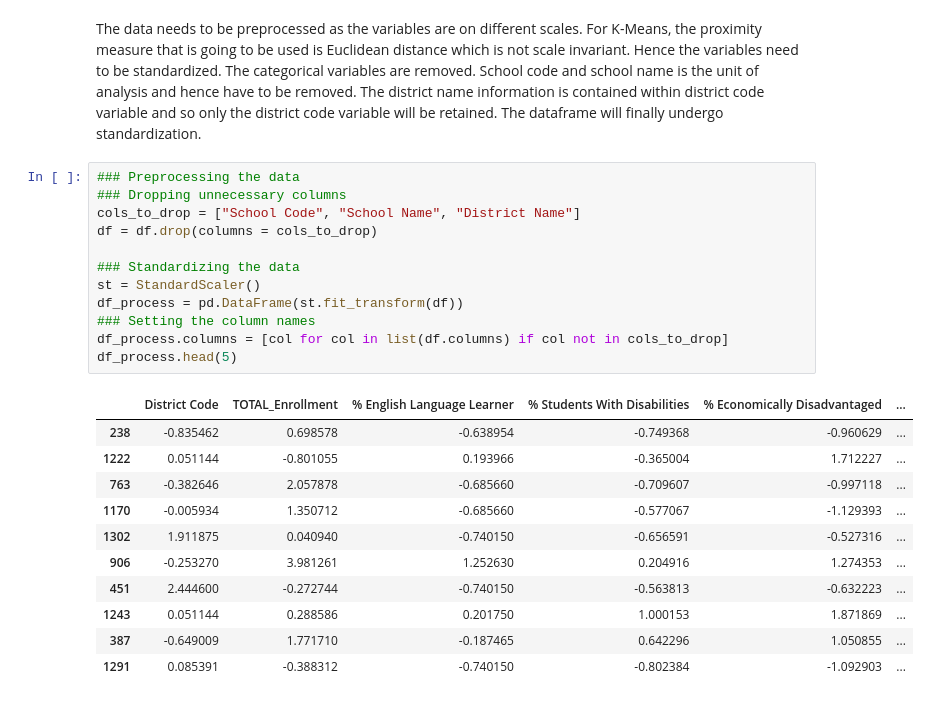
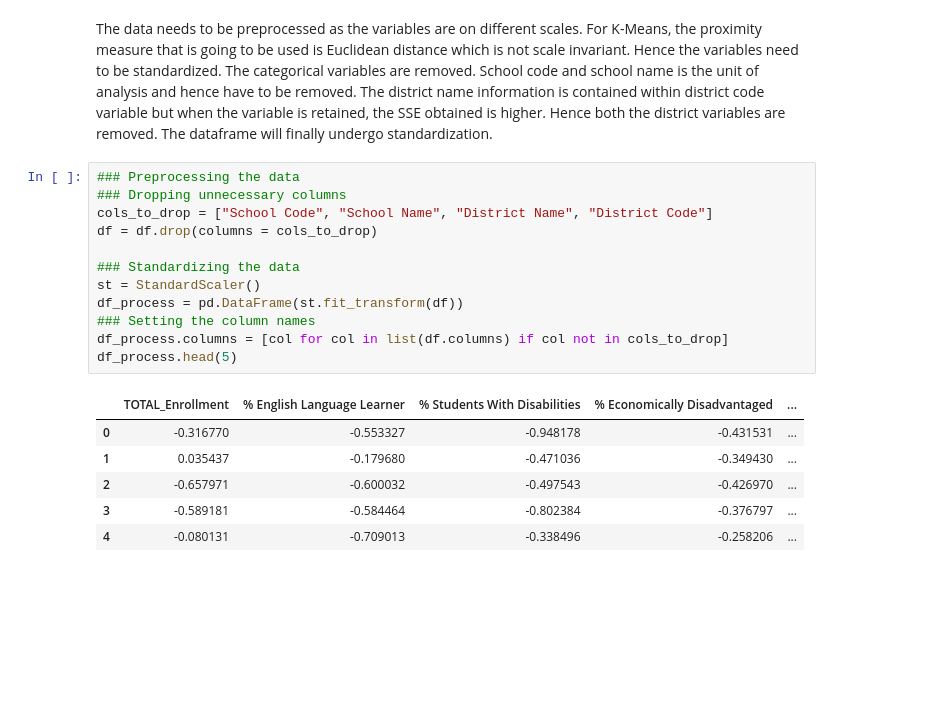
Before and after one commit to LucyJulian98/Data_Science_3_Assignments, a Jupyter notebook: pset2_llj40.ipynb, the cells around one changed output. Drawn from its saved outputs; the diff is of its cells as text; blank space fills up the shorter version.

```diff
--- a/pset2_llj40.ipynb
+++ b/pset2_llj40.ipynb
@@ -24,26 +25,21 @@ df.sample(10)
 # %% [markdown]
-The data needs to be preprocessed as the variables are on different scales. For K-Means, the proximity measure that is going to be used is Euclidean distance which is not scale invariant. Hence the variables need to be standardized. The categorical variables are removed. School code and school name is the unit of analysis and hence have to be removed. The district name information is contained within district code variable and so only the district code variable will be retained. The dataframe will finally undergo standardization.
+The data needs to be preprocessed as the variables are on different scales. For K-Means, the proximity measure that is going to be used is Euclidean distance which is not scale invariant. Hence the variables need to be standardized. The categorical variables are removed. School code and school name is the unit of analysis and hence have to be removed. The district name information is contained within district code variable but when the variable is retained, the SSE obtained is higher. Hence both the district variables are removed. The dataframe will finally undergo standardization.
 # %%
 ### Preprocessing the data
 ### Dropping unnecessary columns
-cols_to_drop = ["School Code", "School Name", "District Name"]
+cols_to_drop = ["School Code", "School Name", "District Name", "District Code"]
 df = df.drop(columns = cols_to_drop)
 
 ### Standardizing the data
 st = StandardScaler()
 df_process = pd.DataFrame(st.fit_transform(df))
 ### Setting the column names
 df_process.columns = [col for col in list(df.columns) if col not in cols_to_drop]
 df_process.head(5)
 # %% [output]
-|  | District Code | TOTAL_Enrollment | % English Language Learner | % Students With Disabilities | % Economically Disadvantaged | ... |
-| 238 | -0.835462 | 0.698578 | -0.638954 | -0.749368 | -0.960629 | ... |
-| 1222 | 0.051144 | -0.801055 | 0.193966 | -0.365004 | 1.712227 | ... |
-| 763 | -0.382646 | 2.057878 | -0.685660 | -0.709607 | -0.997118 | ... |
-| 1170 | -0.005934 | 1.350712 | -0.685660 | -0.577067 | -1.129393 | ... |
-| 1302 | 1.911875 | 0.040940 | -0.740150 | -0.656591 | -0.527316 | ... |
-| 906 | -0.253270 | 3.981261 | 1.252630 | 0.204916 | 1.274353 | ... |
-| 451 | 2.444600 | -0.272744 | -0.740150 | -0.563813 | -0.632223 | ... |
-| 1243 | 0.051144 | 0.288586 | 0.201750 | 1.000153 | 1.871869 | ... |
-| 387 | -0.649009 | 1.771710 | -0.187465 | 0.642296 | 1.050855 | ... |
-| 1291 | 0.085391 | -0.388312 | -0.740150 | -0.802384 | -1.092903 | ... |
+|  | TOTAL_Enrollment | % English Language Learner | % Students With Disabilities | % Economically Disadvantaged | ... |
+| 0 | -0.316770 | -0.553327 | -0.948178 | -0.431531 | ... |
+| 1 | 0.035437 | -0.179680 | -0.471036 | -0.349430 | ... |
+| 2 | -0.657971 | -0.600032 | -0.497543 | -0.426970 | ... |
+| 3 | -0.589181 | -0.584464 | -0.802384 | -0.376797 | ... |
+| 4 | -0.080131 | -0.709013 | -0.338496 | -0.258206 | ... |
```
Also changed, not shown: parts of 4 cells of this notebook.
